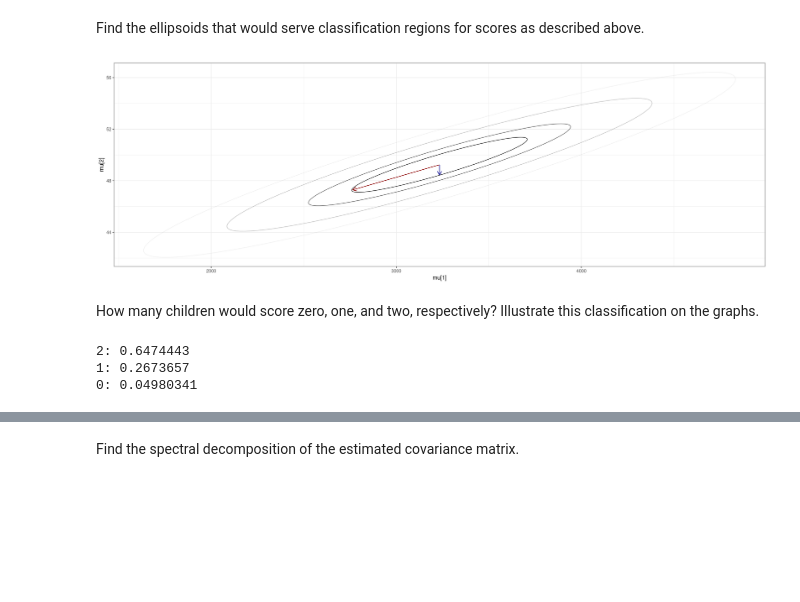
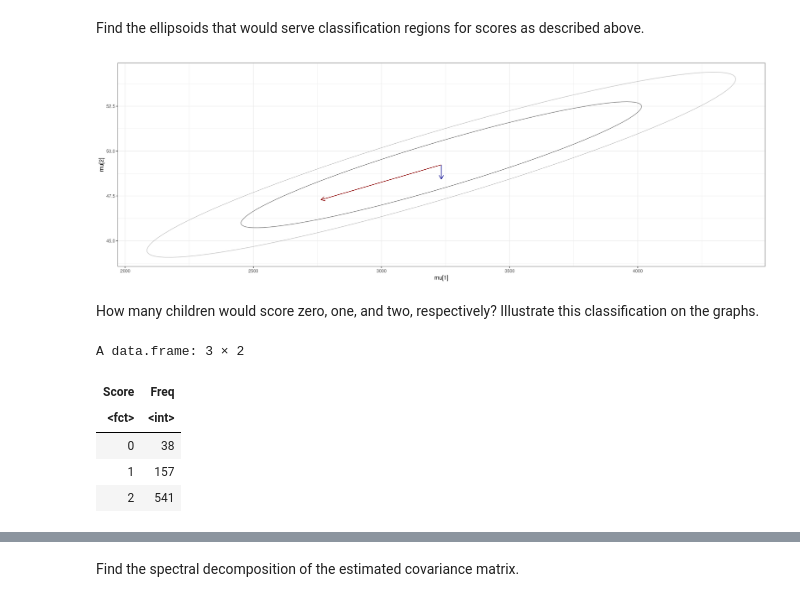
Before and after one commit to ventus550/university, a Jupyter notebook: statistical-learning/lab1/report.ipynb, the cells around one changed output, grey strips where cells are left out. Cells and saved outputs as stored; diff of their text form; code cells hidden in the pictures; blank space fills up the shorter version.

```diff
--- a/statistical-learning/lab1/report.ipynb
+++ b/statistical-learning/lab1/report.ipynb
@@ -214,9 +216,9 @@ above.
 # %%
 µ = c(mean_weight, mean_length)
 𝞢 = matrix(cov(data), nrow=2)
-confidence.ellipse(µ, 𝞢, list(0.4, 0.68, 0.95, 0.997))
+confidence.ellipse(µ, 𝞢, list(0.75, 0.95))
 # %% [output]
-[figure, old version]
+[figure, new version]
 # %% [markdown]
 How many children would score zero, one, and two, respectively? Illustrate this
 classification on the graphs.
@@ -235,8 +225,9 @@ counts = function(data, µ, 𝞢, level = 0.68) {
-# %%
-cat("2:", counts(data, µ, 𝞢, level = 0.68))
-cat("\n1:", counts(data, µ, 𝞢, level = 0.95) - counts(data, µ, 𝞢, level = 0.68))
-cat("\n0:", counts(data, µ, 𝞢, level = 0.997) - counts(data, µ, 𝞢, level = 0.95))
-# %% [output]
-2: 0.6474443
-1: 0.2673657
-0: 0.04980341
+# %%
+data.frame(table(Score = scores(data, µ, 𝞢)$Score))
+# %% [output]
+A data.frame: 3 × 2
+| Score | Freq |
+| <fct> | <int> |
+| 0 | 38 |
+| 1 | 157 |
+| 2 | 541 |
```
Also changed, not shown: parts of 11 cells of this notebook.
